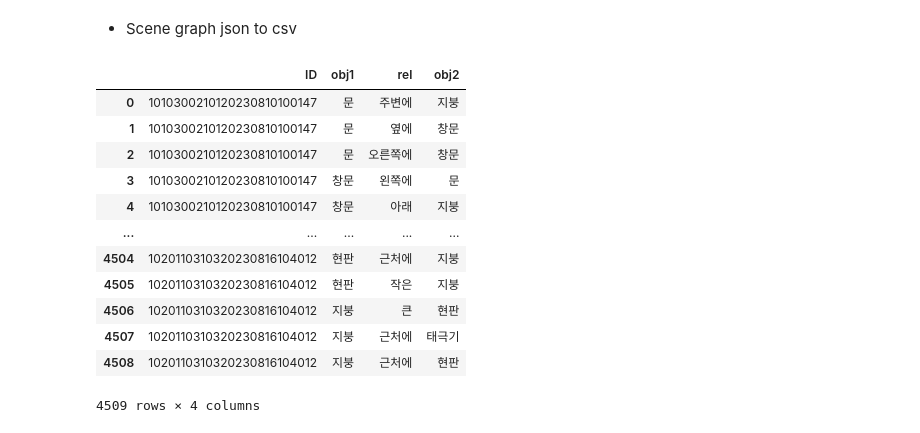
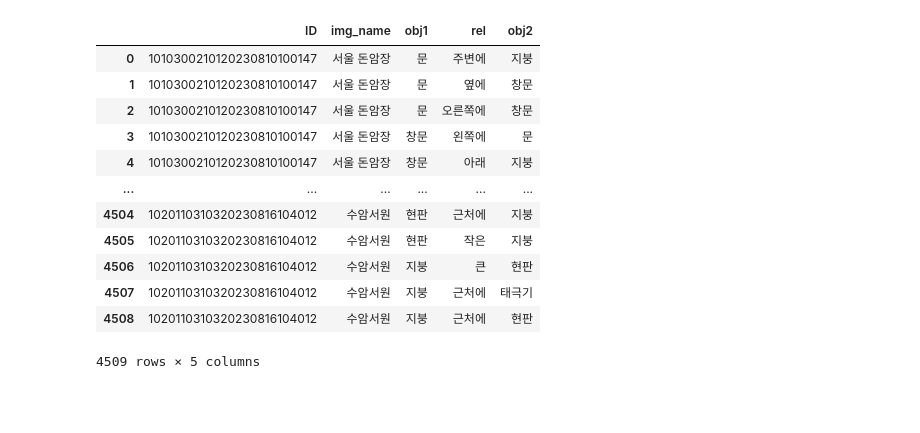
Before and after one commit to mjkmain/Scenegraph_preprocessing, a Jupyter notebook: make_sg.ipynb, the cells around one changed output. Saved outputs shown, nothing was run; the diff lists cells and outputs as text; code cells hidden in the pictures; blank space fills up the shorter version.

```diff
--- a/make_sg.ipynb
+++ b/make_sg.ipynb
@@ -1,44 +1,49 @@
-# %% [markdown]
-- Scene graph json to csv
 # %%
 import json
 import pandas as pd
 
 with open("../data/v1/scene_graph/scene_graph.json", 'r') as f:
     sg = json.load(f)
 
 arr = []
+bounding_box_dict = dict()
 
 for s in sg:
     obj_dict = dict()
+    bbox_dict = dict()
     for o in s['OBJECTS']:
         obj_dict[o['OBJECT_ID']] = o['NAME']
+        bbox_dict[obj_dict[o['OBJECT_ID']]] = f"{o['H']}, {o['W']}, {o['X']}, {o['Y']}"
 
+    bounding_box_dict[s['Scene_Graph_ID']] = bbox_dict
 
     for o in s['OBJECTS']:
 
         critera_obj = obj_dict[o['OBJECT_ID']]
         for r in o["RELATIONS"]:
             temp_dict = dict()
             temp_dict['ID'] = s['Scene_Graph_ID']
+            temp_dict['img_name'] = s['IMAGE_NAME']
             temp_dict['obj1'] = critera_obj
             temp_dict['rel'] = r['NAME']
             temp_dict['obj2'] = obj_dict[r['OBJECT']]
 
+
             arr.append(temp_dict)
+
 sg_df = pd.DataFrame(arr)
 sg_df
 # %% [output]
-|  | ID | obj1 | rel | obj2 |
-| 0 | 1010300210120230810100147 | 문 | 주변에 | 지붕 |
-| 1 | 1010300210120230810100147 | 문 | 옆에 | 창문 |
-| 2 | 1010300210120230810100147 | 문 | 오른쪽에 | 창문 |
-| 3 | 1010300210120230810100147 | 창문 | 왼쪽에 | 문 |
-| 4 | 1010300210120230810100147 | 창문 | 아래 | 지붕 |
-| ... | ... | ... | ... | ... |
-| 4504 | 1020110310320230816104012 | 현판 | 근처에 | 지붕 |
-| 4505 | 1020110310320230816104012 | 현판 | 작은 | 지붕 |
-| 4506 | 1020110310320230816104012 | 지붕 | 큰 | 현판 |
-| 4507 | 1020110310320230816104012 | 지붕 | 근처에 | 태극기 |
-| 4508 | 1020110310320230816104012 | 지붕 | 근처에 | 현판 |
+|  | ID | img_name | obj1 | rel | obj2 |
+| 0 | 1010300210120230810100147 | 서울 돈암장 | 문 | 주변에 | 지붕 |
+| 1 | 1010300210120230810100147 | 서울 돈암장 | 문 | 옆에 | 창문 |
+| 2 | 1010300210120230810100147 | 서울 돈암장 | 문 | 오른쪽에 | 창문 |
+| 3 | 1010300210120230810100147 | 서울 돈암장 | 창문 | 왼쪽에 | 문 |
+| 4 | 1010300210120230810100147 | 서울 돈암장 | 창문 | 아래 | 지붕 |
+| ... | ... | ... | ... | ... | ... |
+| 4504 | 1020110310320230816104012 | 수암서원 | 현판 | 근처에 | 지붕 |
+| 4505 | 1020110310320230816104012 | 수암서원 | 현판 | 작은 | 지붕 |
+| 4506 | 1020110310320230816104012 | 수암서원 | 지붕 | 큰 | 현판 |
+| 4507 | 1020110310320230816104012 | 수암서원 | 지붕 | 근처에 | 태극기 |
+| 4508 | 1020110310320230816104012 | 수암서원 | 지붕 | 근처에 | 현판 |
-4509 rows × 4 columns
+4509 rows × 5 columns
```
Also changed, not shown: parts of 3 cells of this notebook.
